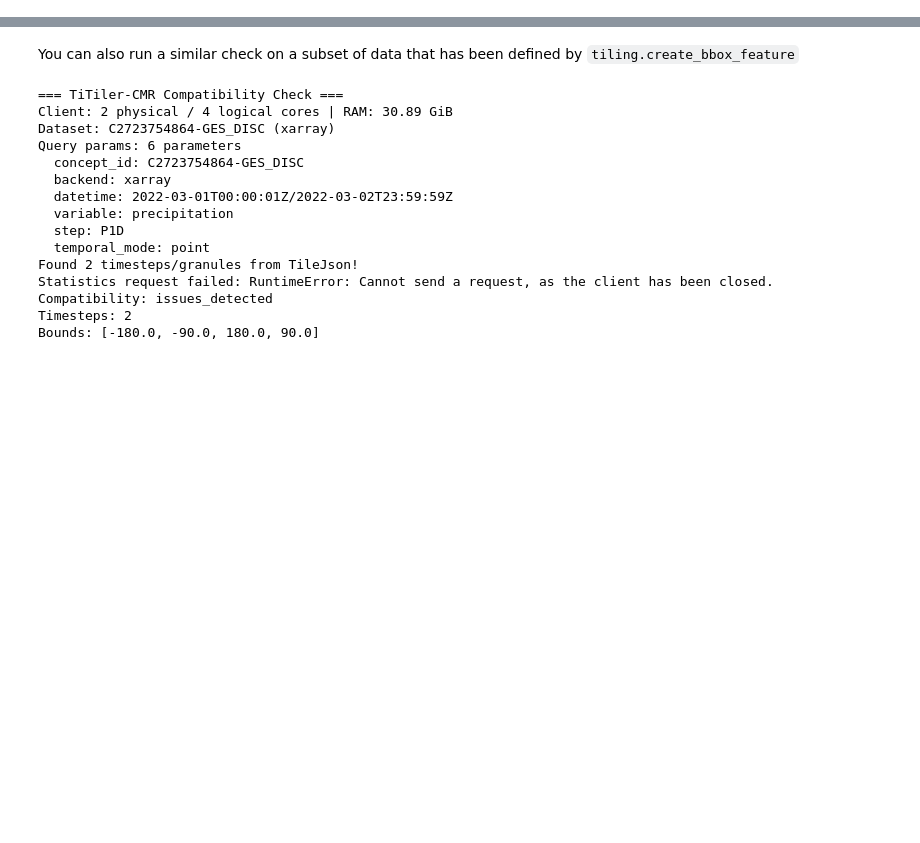
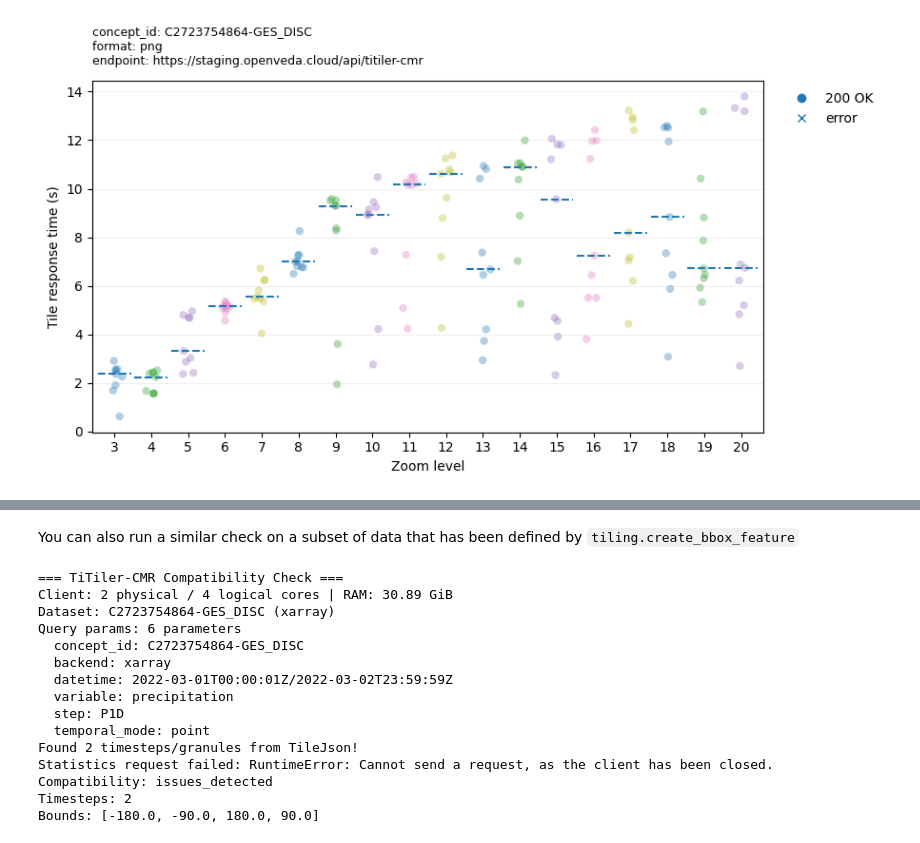
Before and after one commit to developmentseed/datacube-guide, a Jupyter notebook: docs/titiler-cmr/titiler-cmr-benchmark.ipynb, the cells around one changed output, grey strips where cells are left out. Drawn from its saved outputs; the diff is of its cells as text; code cells hidden in the pictures; blank space fills up the shorter version.

```diff
--- a/docs/titiler-cmr/titiler-cmr-benchmark.ipynb
+++ b/docs/titiler-cmr/titiler-cmr-benchmark.ipynb
@@ -163,0 +94,9 @@ for g in results:
+# %%
+min_zoom = 3
+max_zoom = 20
+
+# Define the viewport parameters
+viewport_width = 2
+viewport_height = 3
+lng = 25.0
+lat = 29.0
@@ -163,0 +105,13 @@ for g in results:
+# %%
+
+df_viewport = await benchmark_viewport(
+    endpoint=endpoint,
+    dataset=ds_xarray,
+    lng=lng,
+    lat=lat,
+    viewport_width=viewport_width,
+    viewport_height=viewport_height,
+    min_zoom=min_zoom,
+    max_zoom=max_zoom,
+    timeout_s=60.0,
+)
@@ -163,0 +286,15 @@ for g in results:
+# %%
+summary, (fig, ax) = summarize_and_plot_tiles_from_df(
+    df_viewport,
+    title_lines=[
+        "concept_id: C2723754864-GES_DISC",
+        "format: png",
+        "endpoint: https://staging.openveda.cloud/api/titiler-cmr",
+    ],
+)
+
+# Show summary table & plot
+summary
+plt.show()
+# %% [output]
+[figure, added]
```
Also changed, not shown: parts of 45 cells of this notebook, 3 other files.
